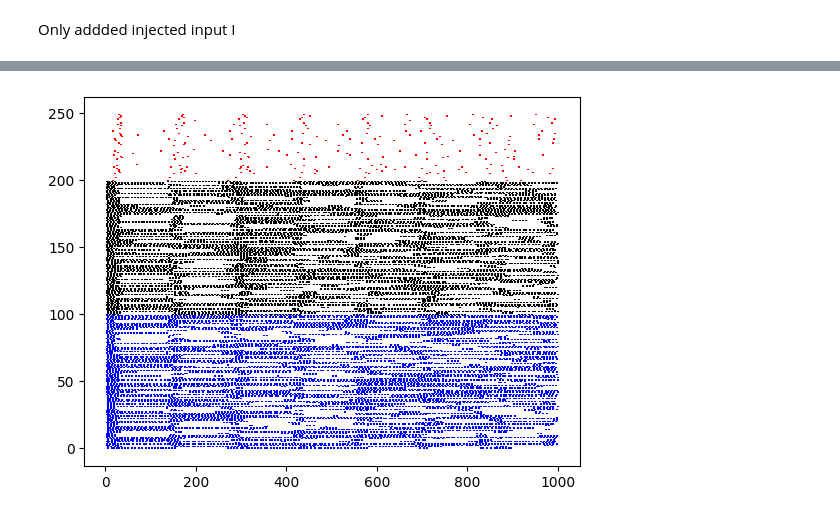
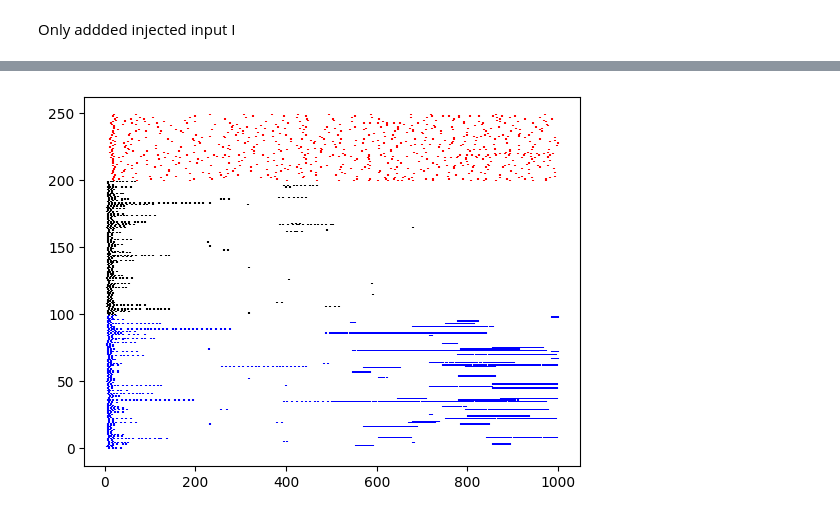
Before and after one commit to zeynoozkaya/burst_model, a Jupyter notebook: BrunelModel_Natalia_External_Input_Zeynep.ipynb, the cells around one changed output, grey strips where cells are left out. Cells and saved outputs as stored; diff of their text form; code cells hidden in the pictures.

```diff
--- a/BrunelModel_Natalia_External_Input_Zeynep.ipynb
+++ b/BrunelModel_Natalia_External_Input_Zeynep.ipynb
@@ -302,11 +318,11 @@ TypeError: ConnectedClusters.sanity_check_connections() takes 1 positional argum
 # %%
 model2 = ConnectedClusters(
     N1=100, N2=100, Next=100,
-    g=5, Je=1000,Ji=-20000000,Ce=10, D=2e-3, vthr_ratio=5, I1=10000, I1_start=0, I1_end=0,
+    g=5, Je=1000,Ji=-1e9,Ce=10, D=2e-3, vthr_ratio=4, I1=10000, I1_start=500, I1_end=1000,
     I2=0, I2_start=0, I2_end=0)
 
 model2.compute_activity(T = 1, dt = 1e-3)
 #T and dt
 model2.plot_raster()
 # %% [output]
-[figure, old version]
+[figure, new version]
```
Also changed, not shown: parts of 2 cells of this notebook.
